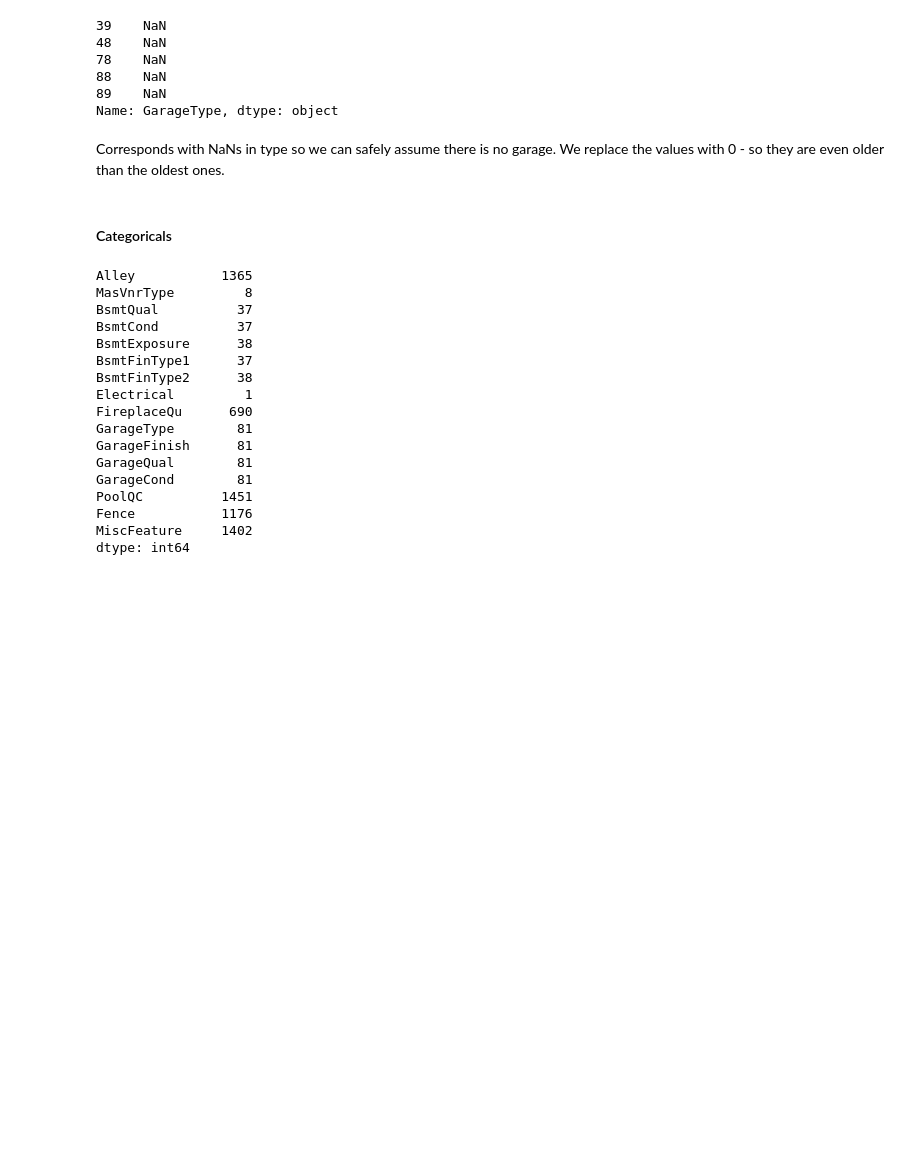
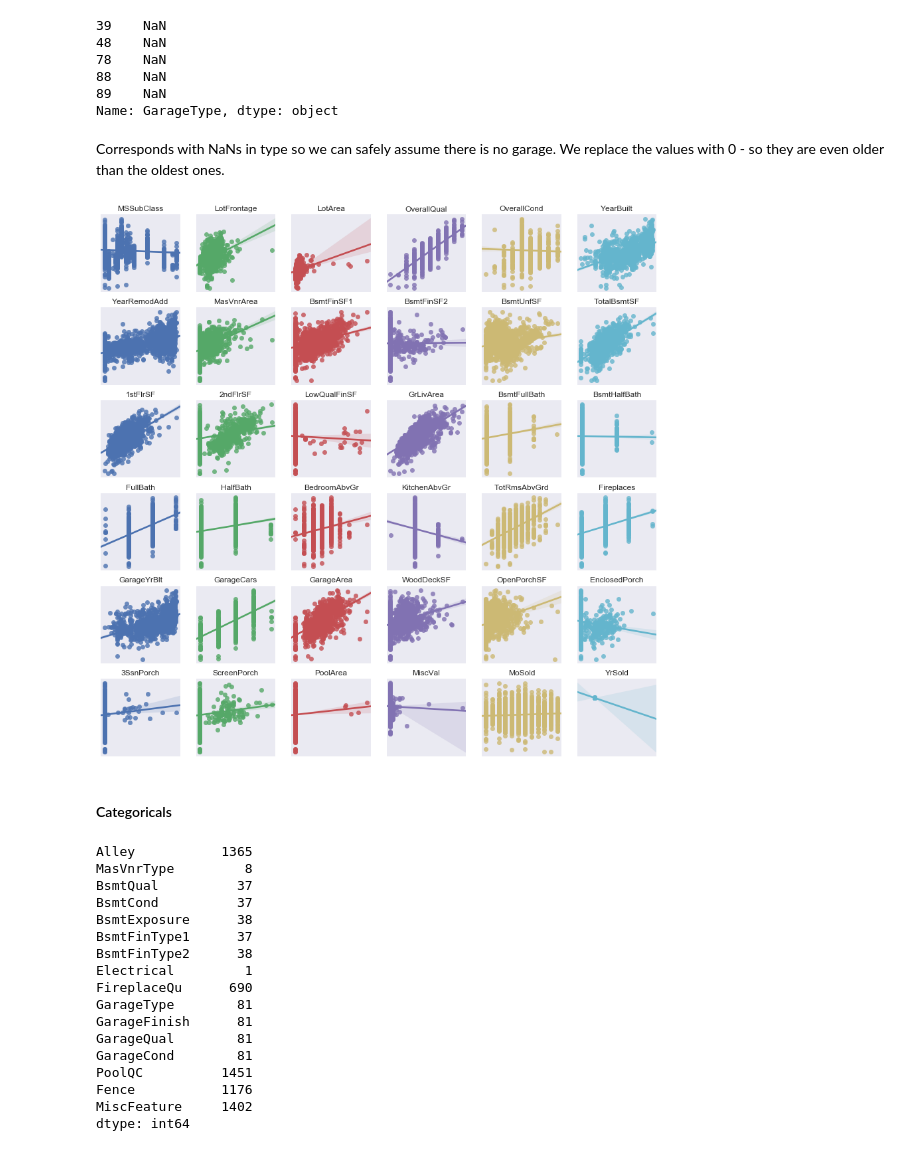
Before and after one commit to huli/predicting-house-prices, a Jupyter notebook: predicting_house_prices.ipynb, the cells around one changed output. Cells and saved outputs as stored; diff of their text form; code cells hidden in the pictures; blank space fills up the shorter version.

```diff
--- a/predicting_house_prices.ipynb
+++ b/predicting_house_prices.ipynb
@@ -565,6 +567,16 @@ Corresponds with NaNs in type so we can safely assume there is no garage. We rep
 # %%
 X_numerical = X.select_dtypes(exclude=['object'])
 X_numerical = fill_numerical_nans(X_numerical, ['LotFrontage'], ['MasVnrArea', 'GarageYrBlt'])
+# %%
+fig, axes = plt.subplots(6,6, figsize=(15,15))
+for ax, feature in zip(axes.ravel(), X_numerical.columns):
+    ax.set_title(feature)
+    ax.get_xaxis().set_visible(False)
+    ax.get_yaxis().set_visible(False)
+    sns.regplot(X_numerical[feature], y, ax = ax)
+plt.show()
+# %% [output]
+[figure, added]
 # %% [markdown]
 #### Categoricals
 # %%
```
Also changed, not shown: parts of 20 cells of this notebook.
